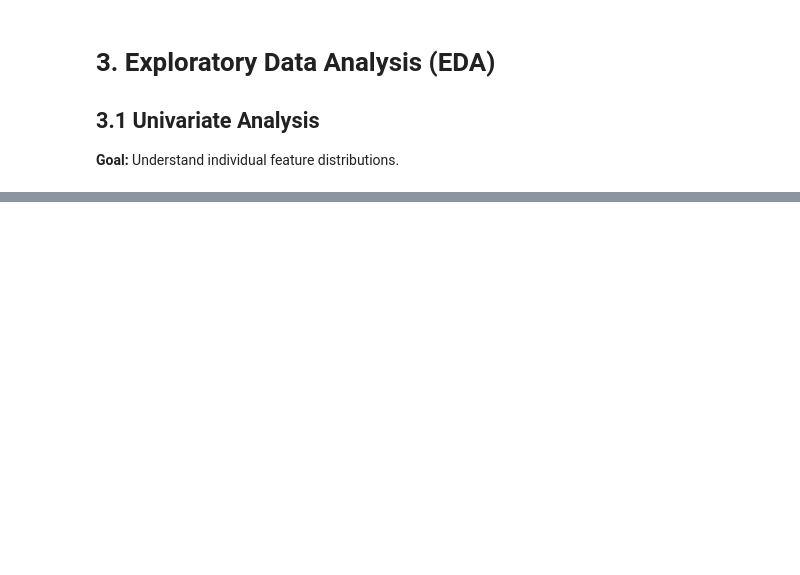
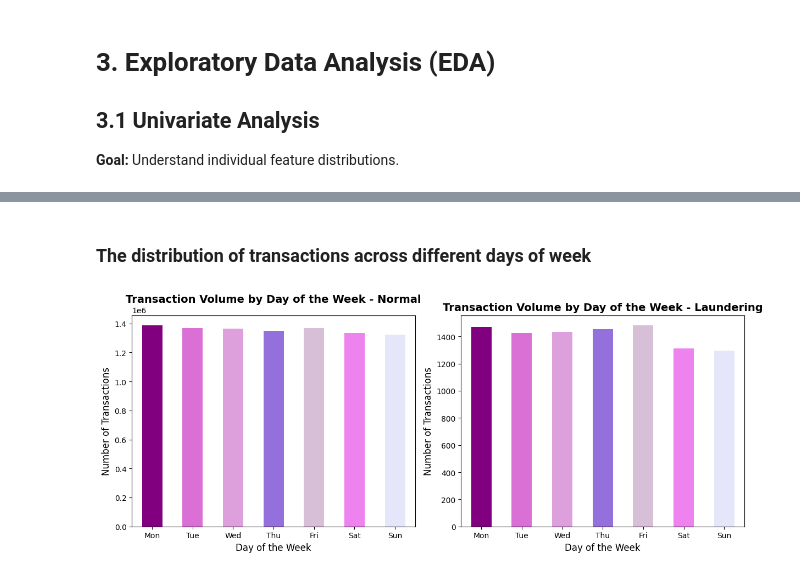
Before and after one commit to arezoo17/AML_Detection, a Jupyter notebook: 1_EDA_Data_Prep.ipynb, the cells around one changed output, grey strips where cells are left out. Drawn from its saved outputs; the diff is of its cells as text; code cells hidden in the pictures; blank space fills up the shorter version.

```diff
--- a/1_EDA_Data_Prep.ipynb
+++ b/1_EDA_Data_Prep.ipynb
@@ -90,0 +242,37 @@ memory usage: 870.2+ MB
+# %% [markdown]
+### The distribution of transactions across different days of week
+# %%
+# Define purple shades for each day
+day_colors = ['purple', 'orchid', 'plum', 'mediumpurple', 'thistle', 'violet', 'lavender']
+
+# Define a mapping for day labels
+day_labels = ['Mon', 'Tue', 'Wed', 'Thu', 'Fri', 'Sat', 'Sun']
+
+# Group transactions by day of the week
+day_normal = df_normal.groupby('DayOfWeek').size().reindex(range(7))
+day_laundering = df_laundering.groupby('DayOfWeek').size().reindex(range(7))
+
+# Create figure for side-by-side comparison
+plt.figure(figsize=(12, 5))
+
+# First subplot: Normal Transactions by Day of the Week
+plt.subplot(1, 2, 1)
+day_normal.plot(kind='bar', color=day_colors)
+plt.title('Transaction Volume by Day of the Week - Normal', fontsize=14, fontweight='bold')
+plt.xlabel('Day of the Week', fontsize=12)
+plt.ylabel('Number of Transactions', fontsize=12)
+plt.xticks(ticks=range(7), labels=day_labels, rotation=0)
+
+# Second subplot: Laundering Transactions by Day of the Week
+plt.subplot(1, 2, 2)
+day_laundering.plot(kind='bar', color=day_colors)
+plt.title('Transaction Volume by Day of the Week - Laundering', fontsize=14, fontweight='bold')
+plt.xlabel('Day of the Week', fontsize=12)
+plt.ylabel('Number of Transactions', fontsize=12)
+plt.xticks(ticks=range(7), labels=day_labels, rotation=0)
+
+# Adjust layout for better spacing
+plt.tight_layout()
+plt.show()
+# %% [output]
+[figure, added]
```
Also changed, not shown: parts of 80 cells of this notebook.
